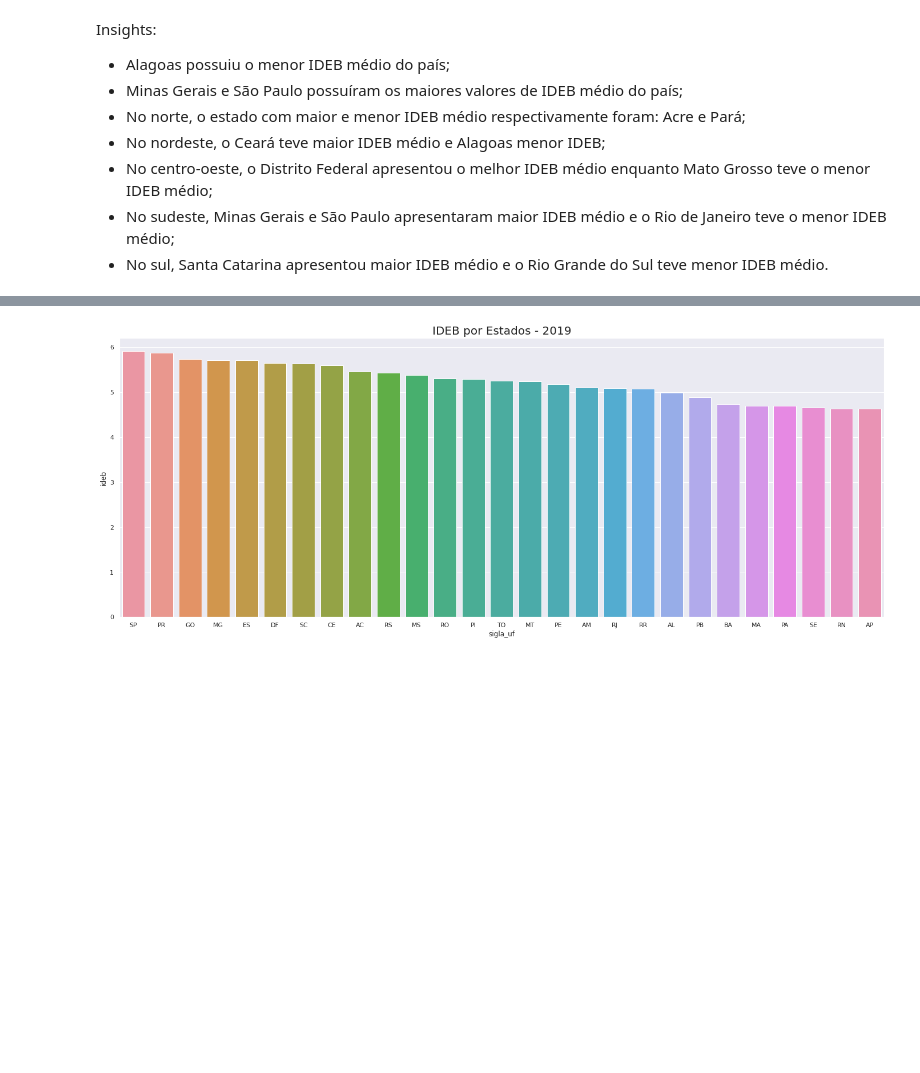
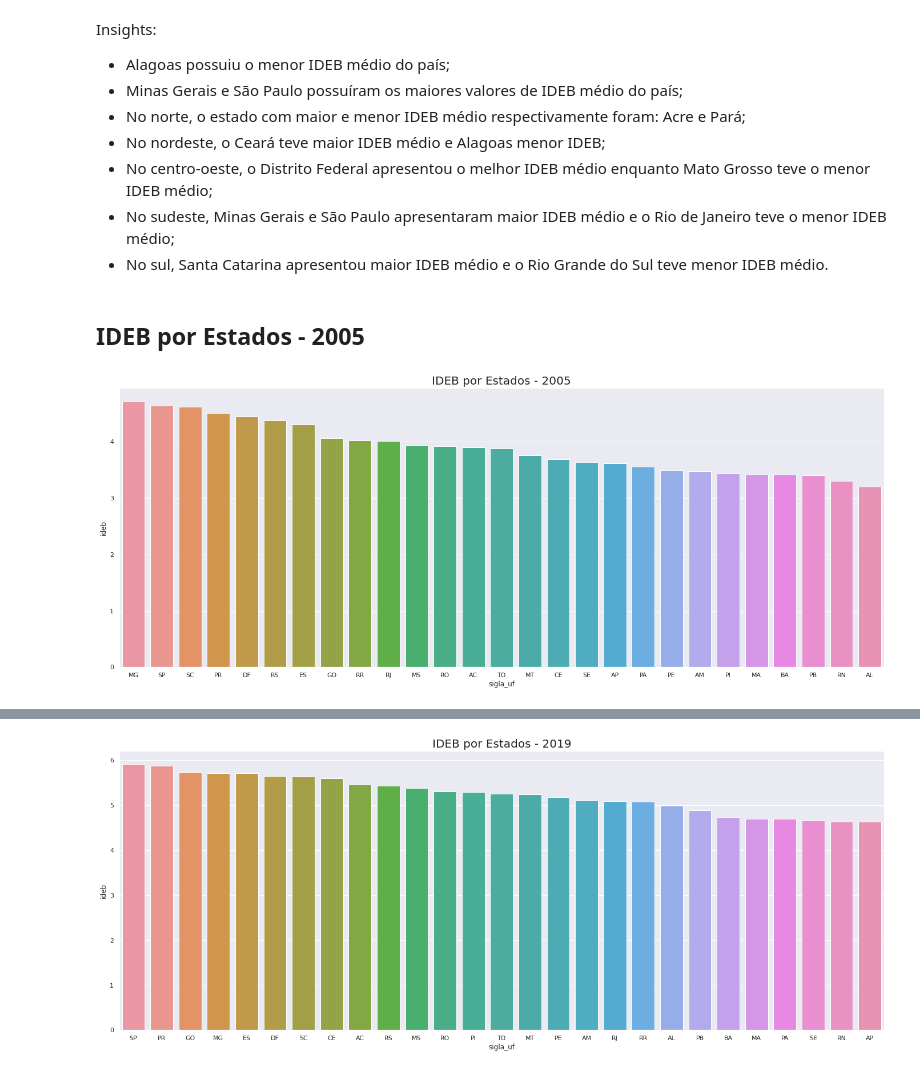
Before and after one commit to gustavolenin/-ndice-de-Desenvolvimento-da-Educa-o-B-sica-Ideb-, a Jupyter notebook: Índice_de_Desenvolvimento_da_Educação_Básica_(Ideb).ipynb, the cells around one changed output, grey strips where cells are left out. Cells and saved outputs as stored; diff of their text form; code cells hidden in the pictures; blank space fills up the shorter version.

```diff
--- a/Índice_de_Desenvolvimento_da_Educação_Básica_(Ideb).ipynb
+++ b/Índice_de_Desenvolvimento_da_Educação_Básica_(Ideb).ipynb
@@ -713,3 +713,10 @@ Insights:
 * No centro-oeste, o Distrito Federal apresentou o melhor IDEB médio enquanto Mato Grosso teve o menor IDEB médio;
 * No sudeste, Minas Gerais e São Paulo apresentaram maior IDEB médio e o Rio de Janeiro teve o menor IDEB médio;
 * No sul, Santa Catarina apresentou maior IDEB médio e o Rio Grande do Sul teve menor IDEB médio.
+# %% [markdown]
+## IDEB por Estados - 2005
+# %%
+data_uf_2005 = df_uf[df_uf.ano == 2005].groupby('sigla_uf').mean().reset_index().sort_values(by='ideb', ascending = False)
+sns.barplot(data=data_uf_2005,x='sigla_uf',y='ideb').set_title('IDEB por Estados - 2005',size=20);
+# %% [output]
+[figure, added]
```
Also changed, not shown: parts of 7 cells of this notebook.
